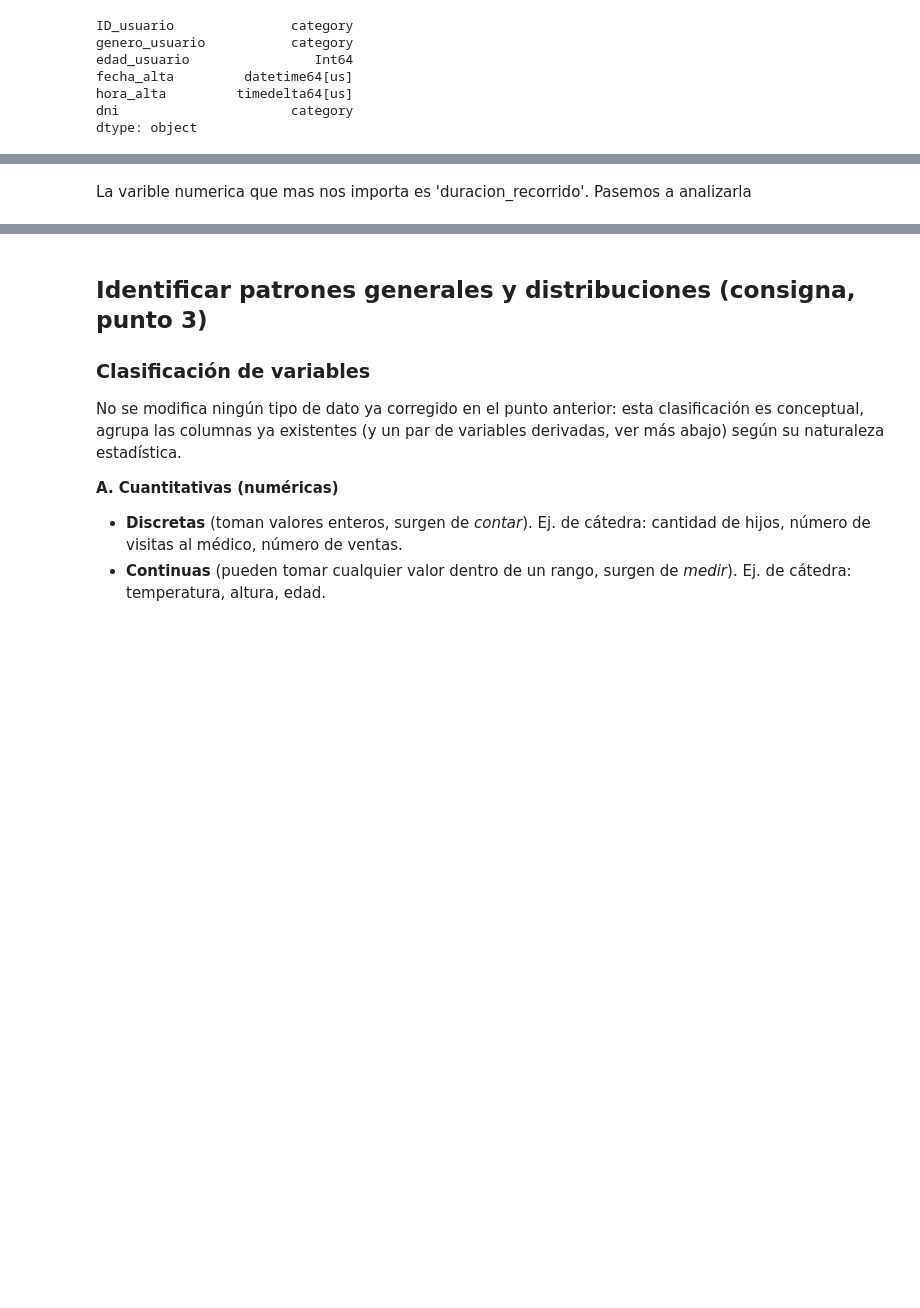
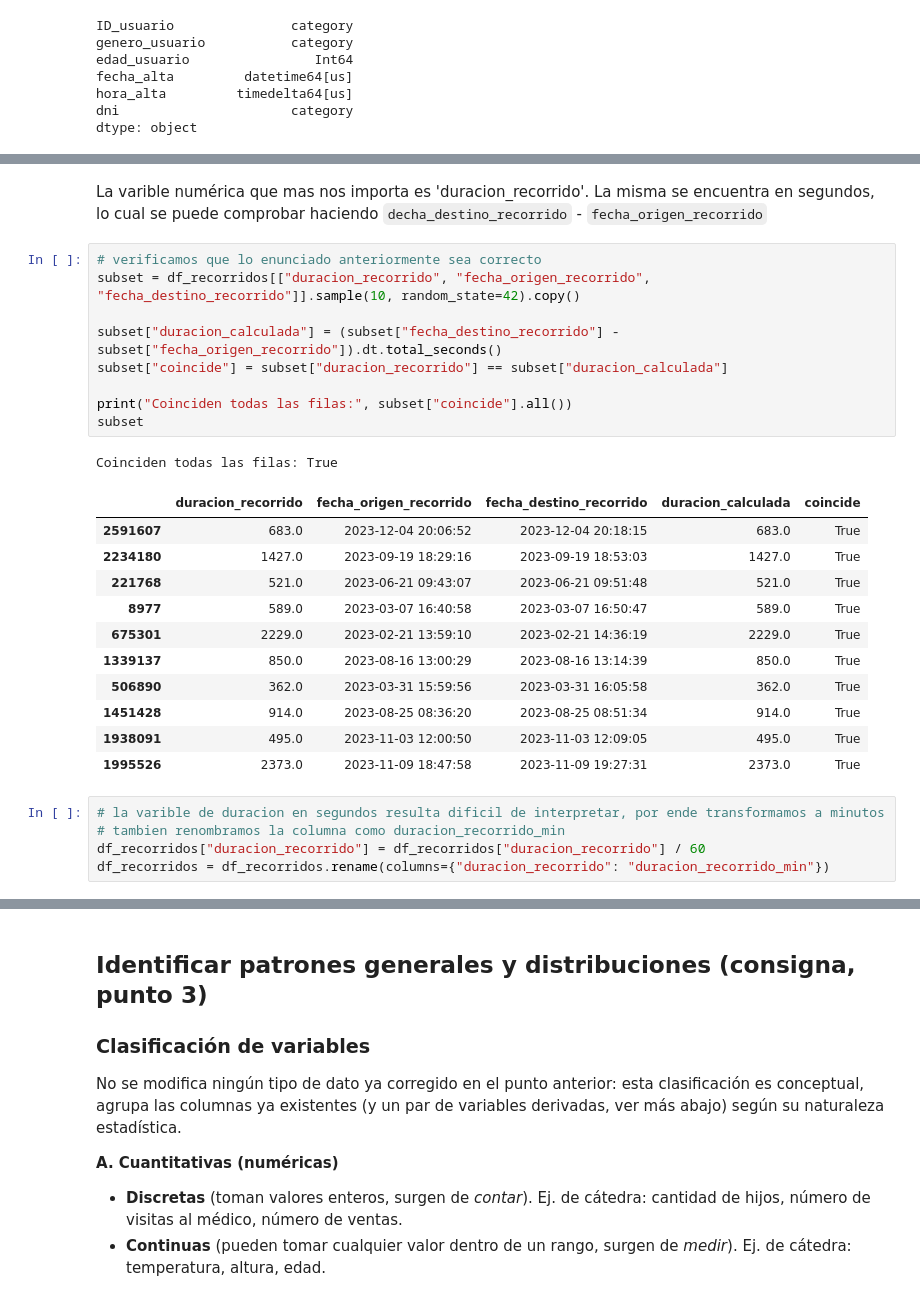
Before and after one commit to brigere/data-anlysis-ceia, a Jupyter notebook: tp_final_2026.ipynb, the cells around one changed output, grey strips where cells are left out. Cells and saved outputs as stored; diff of their text form; blank space fills up the shorter version.

```diff
--- a/tp_final_2026.ipynb
+++ b/tp_final_2026.ipynb
@@ -252,3 +298,31 @@ Estadística descriptiva - variables numéricas (df_recorridos):
 # %% [markdown]
-La varible numerica que mas nos importa es 'duracion_recorrido'. Pasemos a analizarla
+La varible numérica que mas nos importa es 'duracion_recorrido'.
+La misma se encuentra en segundos, lo cual se puede comprobar haciendo `decha_destino_recorrido` - `fecha_origen_recorrido`
+# %%
+# verificamos que lo enunciado anteriormente sea correcto
+subset = df_recorridos[["duracion_recorrido", "fecha_origen_recorrido", "fecha_destino_recorrido"]].sample(10, random_state=42).copy()
+
+subset["duracion_calculada"] = (subset["fecha_destino_recorrido"] - subset["fecha_origen_recorrido"]).dt.total_seconds()
+subset["coincide"] = subset["duracion_recorrido"] == subset["duracion_calculada"]
+
+print("Coinciden todas las filas:", subset["coincide"].all())
+subset
+# %% [output]
+Coinciden todas las filas: True
+|  | duracion_recorrido | fecha_origen_recorrido | fecha_destino_recorrido | duracion_calculada | coincide |
+| 2591607 | 683.0 | 2023-12-04 20:06:52 | 2023-12-04 20:18:15 | 683.0 | True |
+| 2234180 | 1427.0 | 2023-09-19 18:29:16 | 2023-09-19 18:53:03 | 1427.0 | True |
+| 221768 | 521.0 | 2023-06-21 09:43:07 | 2023-06-21 09:51:48 | 521.0 | True |
+| 8977 | 589.0 | 2023-03-07 16:40:58 | 2023-03-07 16:50:47 | 589.0 | True |
+| 675301 | 2229.0 | 2023-02-21 13:59:10 | 2023-02-21 14:36:19 | 2229.0 | True |
+| 1339137 | 850.0 | 2023-08-16 13:00:29 | 2023-08-16 13:14:39 | 850.0 | True |
+| 506890 | 362.0 | 2023-03-31 15:59:56 | 2023-03-31 16:05:58 | 362.0 | True |
+| 1451428 | 914.0 | 2023-08-25 08:36:20 | 2023-08-25 08:51:34 | 914.0 | True |
+| 1938091 | 495.0 | 2023-11-03 12:00:50 | 2023-11-03 12:09:05 | 495.0 | True |
+| 1995526 | 2373.0 | 2023-11-09 18:47:58 | 2023-11-09 19:27:31 | 2373.0 | True |
+# %%
+# la varible de duracion en segundos resulta dificil de interpretar, por ende transformamos a minutos
+# tambien renombramos la columna como duracion_recorrido_min
+df_recorridos["duracion_recorrido"] = df_recorridos["duracion_recorrido"] / 60
+df_recorridos = df_recorridos.rename(columns={"duracion_recorrido": "duracion_recorrido_min"})
 # %%
```
Also changed, not shown: parts of 18 cells of this notebook.
